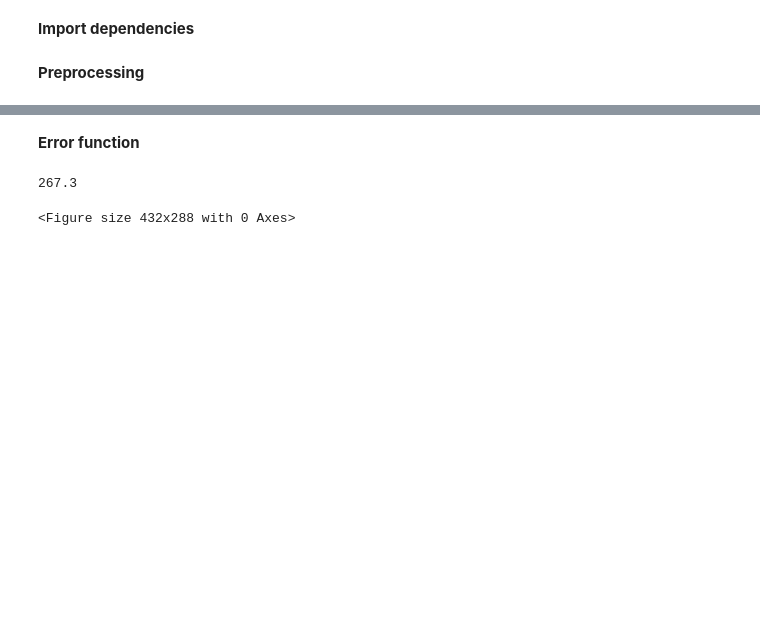
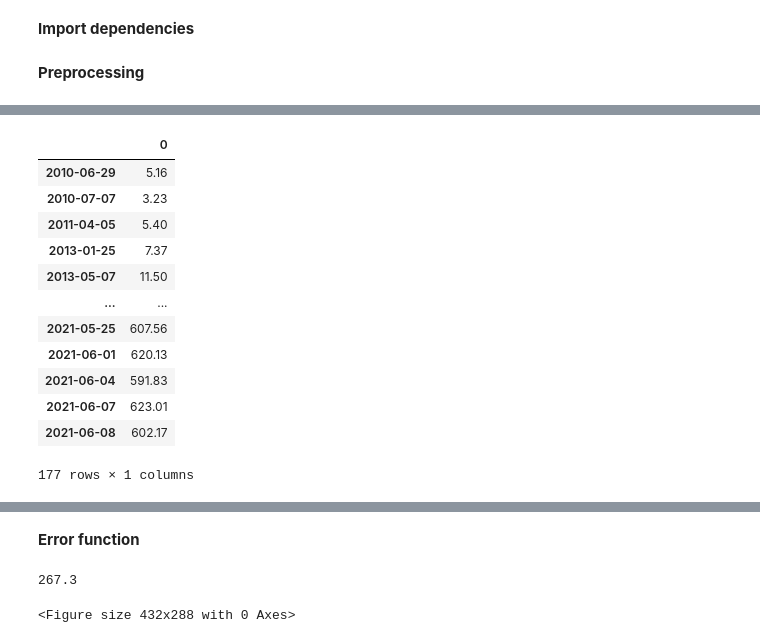
Before and after one commit to christopherkindl/data-to-text-system, a Jupyter notebook: 06_time_series_analysis/time_series_analysis_example_data.ipynb, the cells around one changed output, grey strips where cells are left out. Cells and saved outputs as stored; diff of their text form; code cells hidden in the pictures; blank space fills up the shorter version.

```diff
--- a/06_time_series_analysis/time_series_analysis_example_data.ipynb
+++ b/06_time_series_analysis/time_series_analysis_example_data.ipynb
@@ -65,0 +107,12 @@ df = hist.history(period='max')
+# %%
+cur_index = []
+cur_data = []
+
+for i in range(len(list_segments)):
+    print(list(df.index)[list_segments[i][0]])
+    cur_index.append(list(df.index)[list_segments[i][0]].date())
+    print(list_segments[i][1])
+    cur_data.append(list_segments[i][1])
+    df_test = pd.DataFrame(data=cur_data, index = cur_index)
+        # chart.add_rows(df_test)
+        # time.sleep(0.03)
@@ -68,7 +145,7 @@ def preprocessing(stock_name='TSLA', period='max'):
 
     '''
     1. Input stock name.
-    2. Return historical stock prices as list.
+    2. Return historical prices and currency of stock.
     '''
 
     # get stock data
@@ -77,6 +154,8 @@ def preprocessing(stock_name='TSLA', period='max'):
     # get historical market data
     df = hist.history(period)
 
+    currency = hist.info['currency']
+
     series = list(round(df['Open'], 2))
 
-    return series
+    return series, currency, df
@@ -126,0 +178,3 @@ data
+# %%
+series = preprocessing()[0]
+df = preprocessing()[2]
@@ -126,0 +192,26 @@ data
+# %%
+cur_index = []
+cur_data = []
+
+for i in range(len(segments)):
+        cur_index.append(list(df.index)[segments[i][0]].date())
+        cur_data.append(segments[i][1])
+        df_test = pd.DataFrame(data=cur_data, index = cur_index)
+        #chart.add_rows(df)
+        #time.sleep(0.0025)
+# %%
+df_test
+# %% [output]
+|  | 0 |
+| 2010-06-29 | 5.16 |
+| 2010-07-07 | 3.23 |
+| 2011-04-05 | 5.40 |
+| 2013-01-25 | 7.37 |
+| 2013-05-07 | 11.50 |
+| ... | ... |
+| 2021-05-25 | 607.56 |
+| 2021-06-01 | 620.13 |
+| 2021-06-04 | 591.83 |
+| 2021-06-07 | 623.01 |
+| 2021-06-08 | 602.17 |
+177 rows × 1 columns
```
Also changed, not shown: parts of 24 cells of this notebook, 6 other files.
